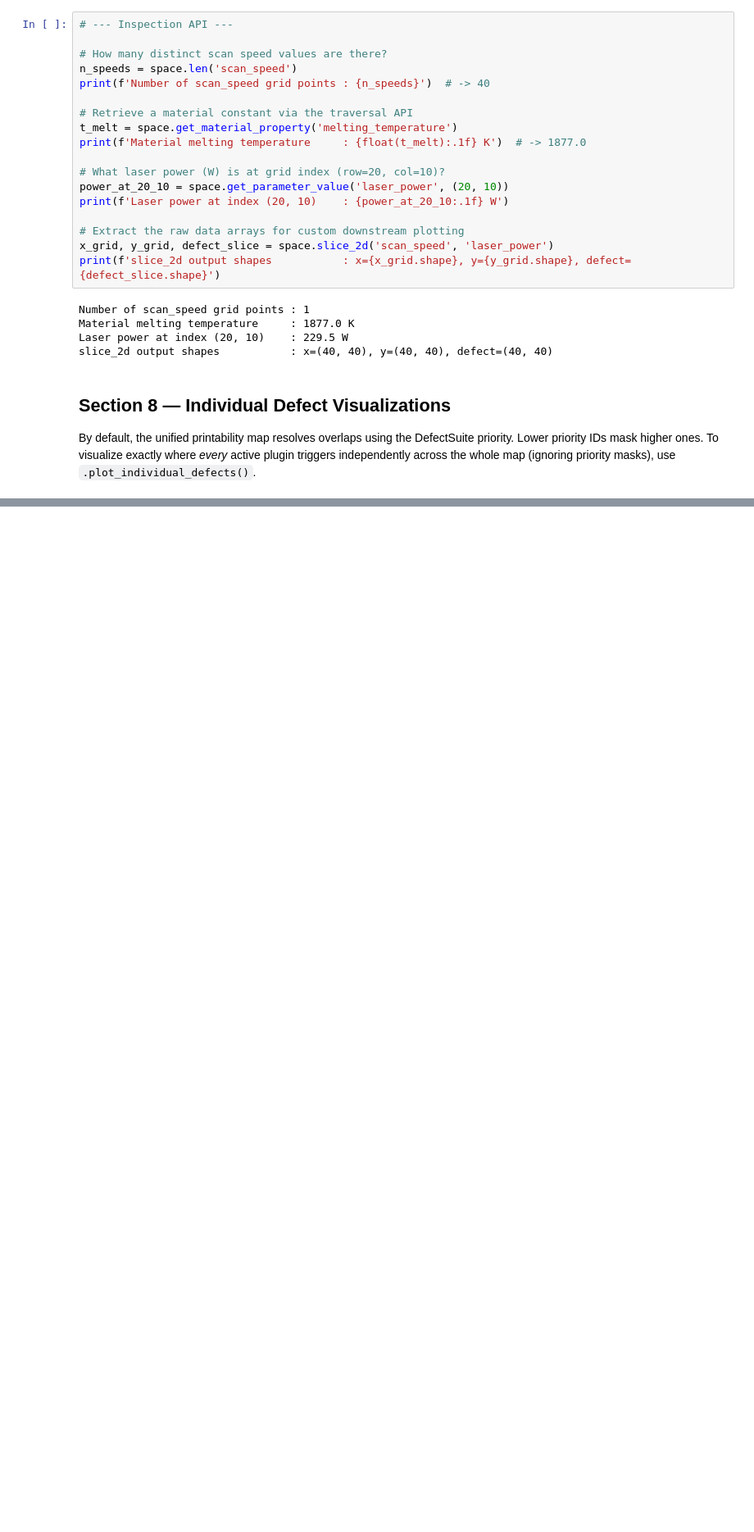
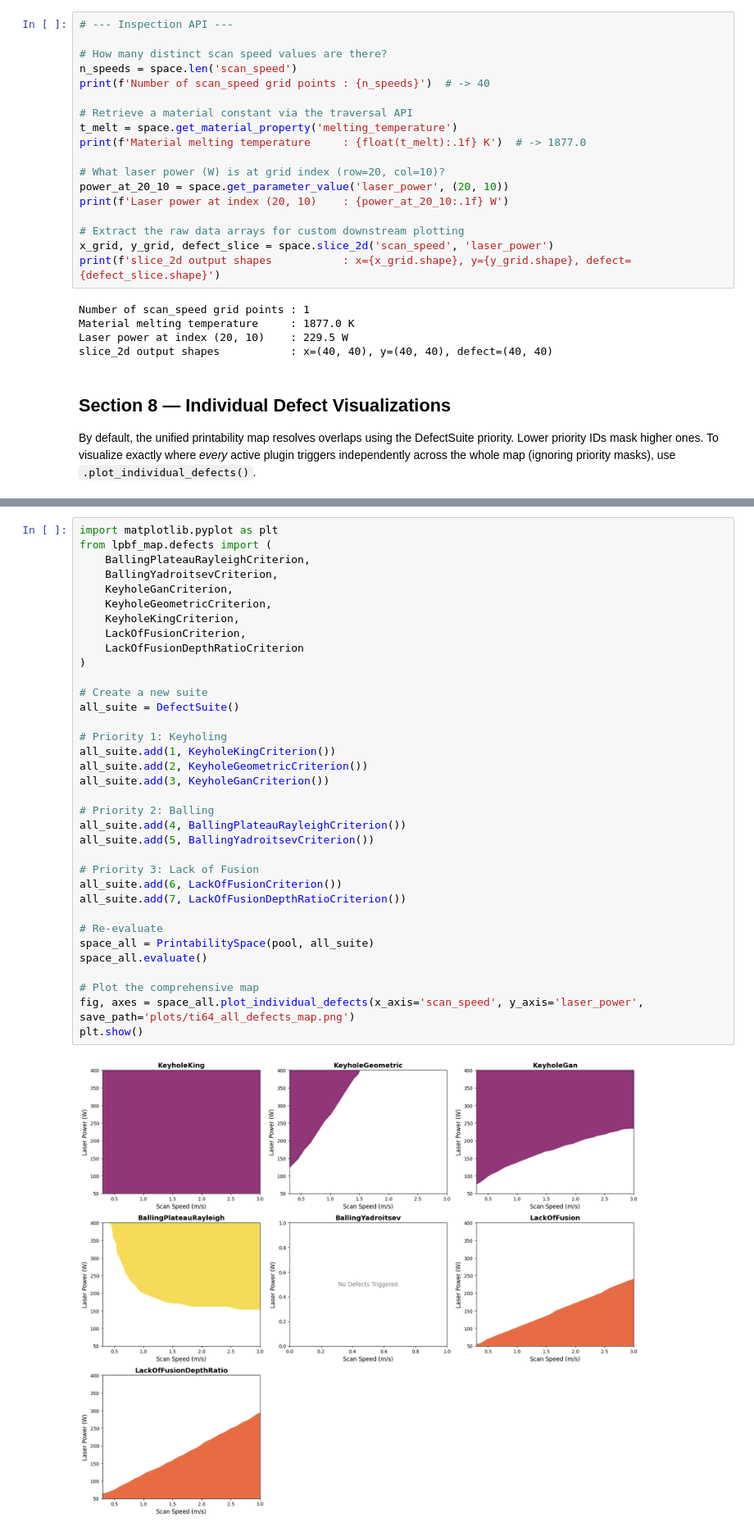
Before and after one commit to ilidio-costa/lpbf_map, a Jupyter notebook: examples/05_Standard_Printability_Map.ipynb, the cells around one changed output, grey strips where cells are left out. Shown at 82% size. Drawn from its saved outputs; the diff is of its cells as text; blank space fills up the shorter version.

```diff
--- a/examples/05_Standard_Printability_Map.ipynb
+++ b/examples/05_Standard_Printability_Map.ipynb
@@ -236,0 +241,37 @@ fig, axes = space.plot_individual_defects(x_axis='scan_speed', y_axis='laser_pow
+# %%
+import matplotlib.pyplot as plt
+from lpbf_map.defects import (
+    BallingPlateauRayleighCriterion,
+    BallingYadroitsevCriterion,
+    KeyholeGanCriterion,
+    KeyholeGeometricCriterion,
+    KeyholeKingCriterion,
+    LackOfFusionCriterion,
+    LackOfFusionDepthRatioCriterion
+)
+
+# Create a new suite
+all_suite = DefectSuite()
+
+# Priority 1: Keyholing
+all_suite.add(1, KeyholeKingCriterion())
+all_suite.add(2, KeyholeGeometricCriterion())
+all_suite.add(3, KeyholeGanCriterion())
+
+# Priority 2: Balling
+all_suite.add(4, BallingPlateauRayleighCriterion())
+all_suite.add(5, BallingYadroitsevCriterion())
+
+# Priority 3: Lack of Fusion
+all_suite.add(6, LackOfFusionCriterion())
+all_suite.add(7, LackOfFusionDepthRatioCriterion())
+
+# Re-evaluate
+space_all = PrintabilitySpace(pool, all_suite)
+space_all.evaluate()
+
+# Plot the comprehensive map
+fig, axes = space_all.plot_individual_defects(x_axis='scan_speed', y_axis='laser_power', save_path='plots/ti64_all_defects_map.png')
+plt.show()
+# %% [output]
+[figure, added]
```
Also changed, not shown: parts of 8 cells of this notebook, 59 other files.
